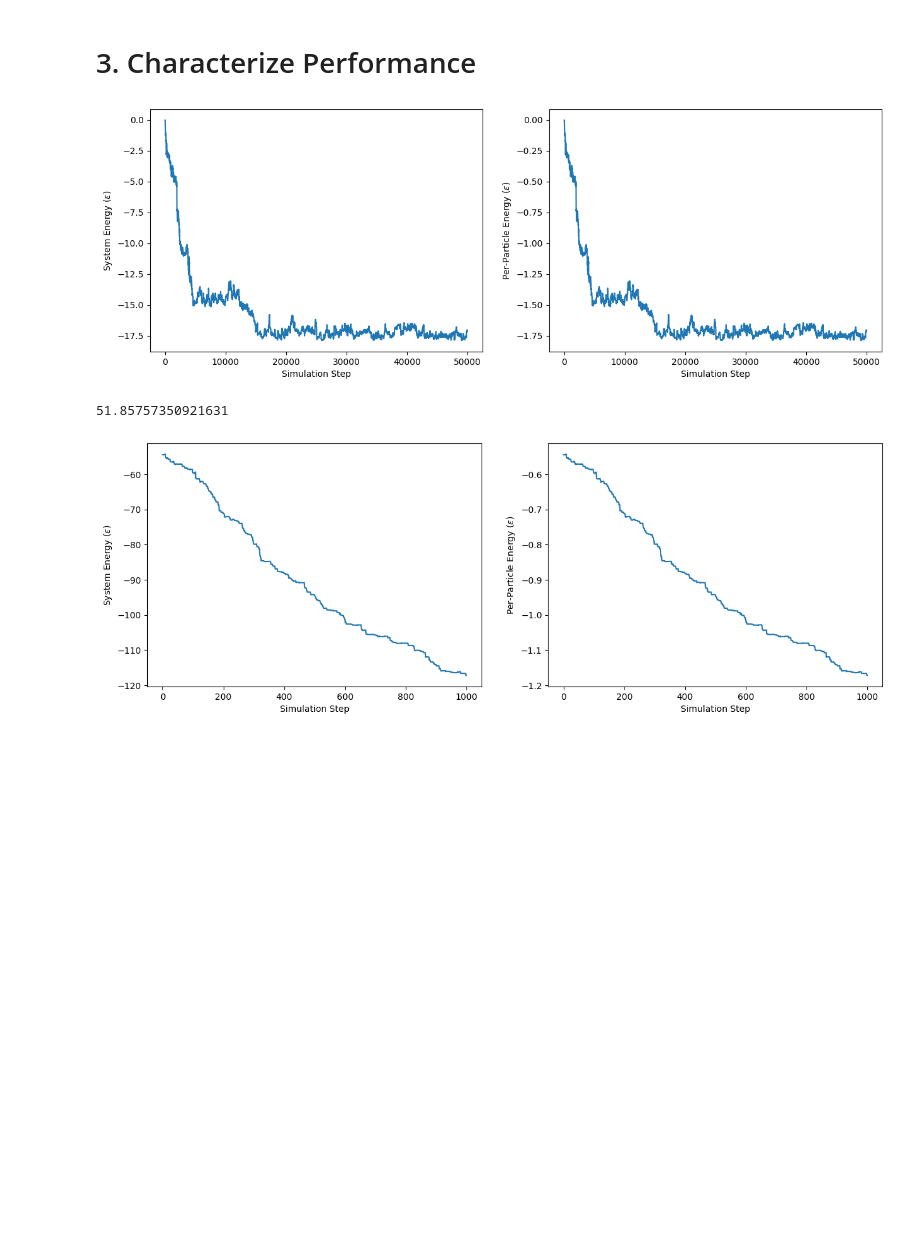
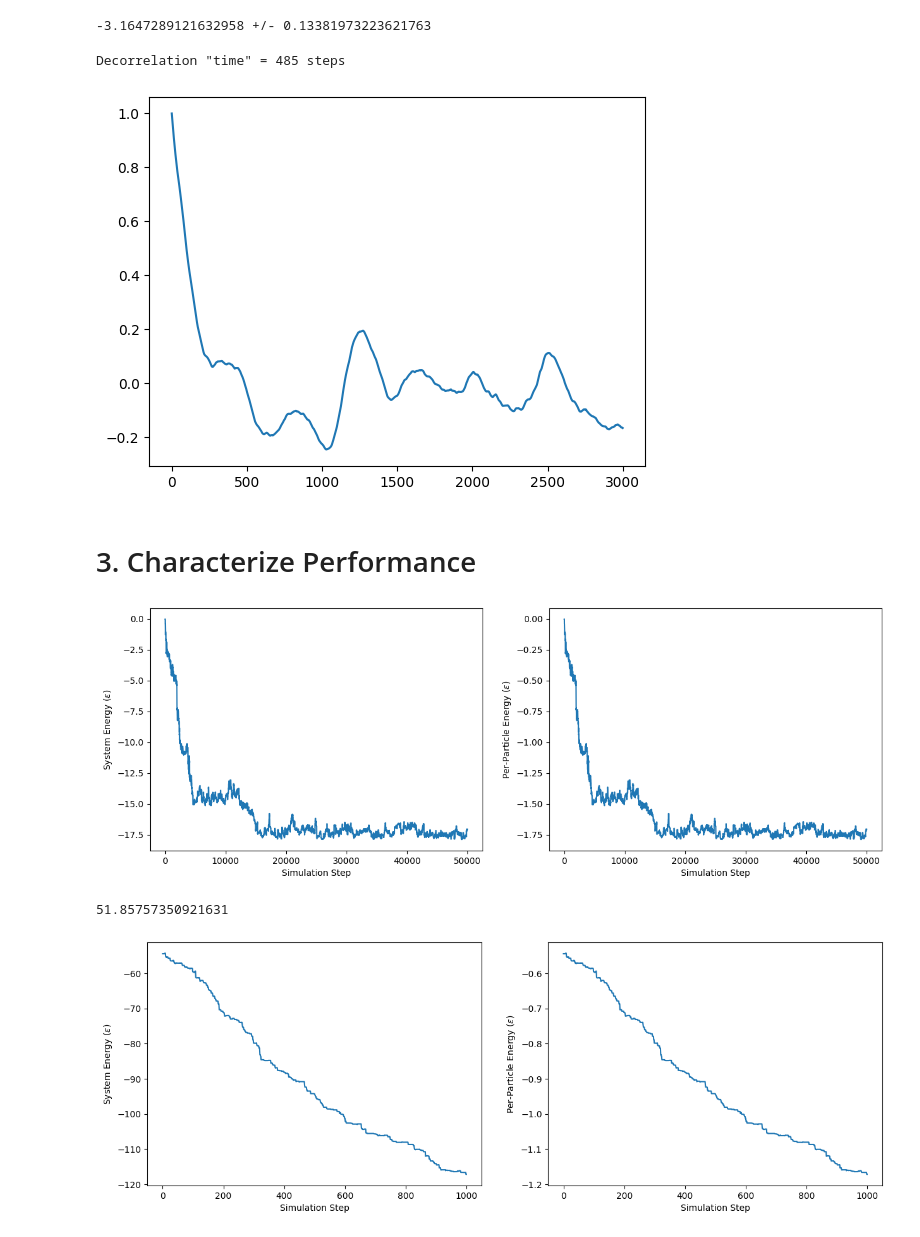
Before and after one commit to djbell01/563-DawsonBell, a Jupyter notebook: MC_Project.ipynb, the cells around one changed output. Saved outputs shown, nothing was run; the diff lists cells and outputs as text; code cells hidden in the pictures; blank space fills up the shorter version.

```diff
--- a/MC_Project.ipynb
+++ b/MC_Project.ipynb
@@ -5,6 +5,11 @@ import numpy as np
 import matplotlib.pyplot as plt
 import copy
 # %%
+def autocorr1D(array):
+    ft = np.fft.rfft(array - np.average(array))
+    acorr = np.fft.irfft(ft * np.conjugate(ft)) / (len(array) * np.var(array))
+    return acorr[0 : len(acorr) // 2]
+
 class Particle():
   def __init__(self,position):
     self.position = np.array(position)
@@ -116,3 +129,17 @@ class Dynamics():
+# %%
+mean = np.mean(sim.per_particle_energies)
+stdev = np.std(sim.per_particle_energies)
+
+print(f'{mean} +/- {stdev}')
+# %% [output]
+-3.1647289121632958 +/- 0.13381973223621763
+# %%
+acf = autocorr1D(sim.per_particle_energies[4000:])
+plt.plot(acf)
+print(f'Decorrelation "time" = {np.where(acf<0)[0][0]} steps')
+# %% [output]
+Decorrelation "time" = 485 steps
+[figure, added]
 # %% [markdown]
 # 3. Characterize Performance
 # %%
```
Also changed, not shown: parts of 2 cells of this notebook.
